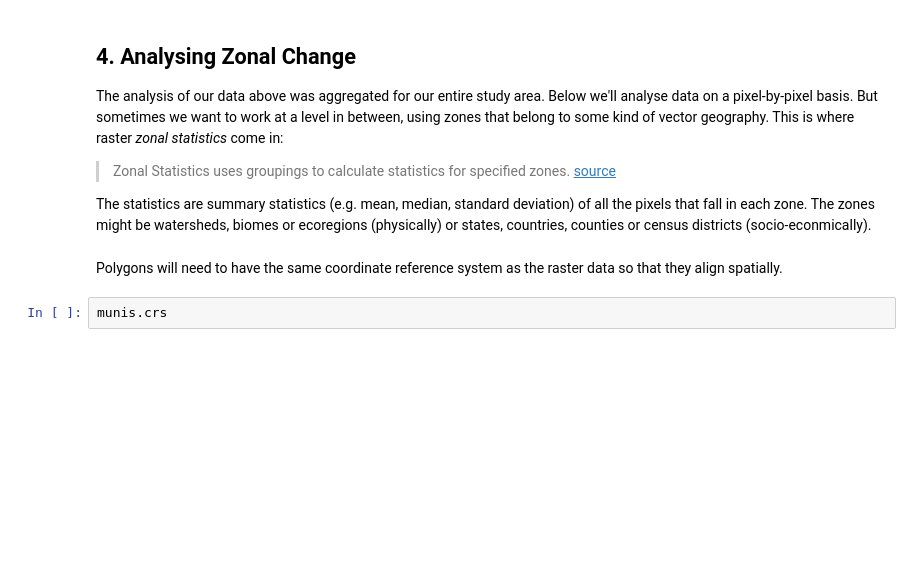
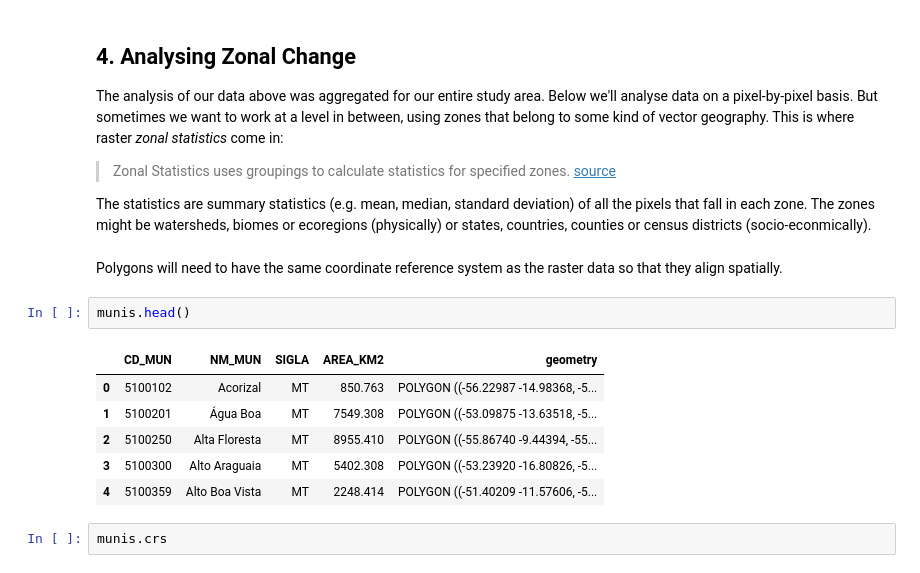
Before and after one commit to eds-book-gallery/b128b282-dee7-44a7-bc21-f1fd21452a83, a Jupyter notebook: general-exploration-landcover.ipynb, the cells around one changed output. Saved outputs shown, nothing was run; the diff lists cells and outputs as text; blank space fills up the shorter version.

```diff
--- a/general-exploration-landcover.ipynb
+++ b/general-exploration-landcover.ipynb
@@ -398,6 +383,15 @@ The analysis of our data above was aggregated for our entire study area. Below w
 The statistics are summary statistics (e.g. mean, median, standard deviation) of all the pixels that fall in each zone. The zones might be watersheds, biomes or ecoregions (physically) or states, countries, counties or census districts (socio-econmically).
 # %% [markdown]
 Polygons will need to have the same coordinate reference system as the raster data so that they align spatially.
+# %%
+munis.head()
+# %% [output]
+|  | CD_MUN | NM_MUN | SIGLA | AREA_KM2 | geometry |
+| 0 | 5100102 | Acorizal | MT | 850.763 | POLYGON ((-56.22987 -14.98368, -5... |
+| 1 | 5100201 | Água Boa | MT | 7549.308 | POLYGON ((-53.09875 -13.63518, -5... |
+| 2 | 5100250 | Alta Floresta | MT | 8955.410 | POLYGON ((-55.86740 -9.44394, -55... |
+| 3 | 5100300 | Alto Araguaia | MT | 5402.308 | POLYGON ((-53.23920 -16.80826, -5... |
+| 4 | 5100359 | Alto Boa Vista | MT | 2248.414 | POLYGON ((-51.40209 -11.57606, -5... |
 # %%
 munis.crs
 # %% [output]
```
Also changed, not shown: parts of 7 cells of this notebook.
